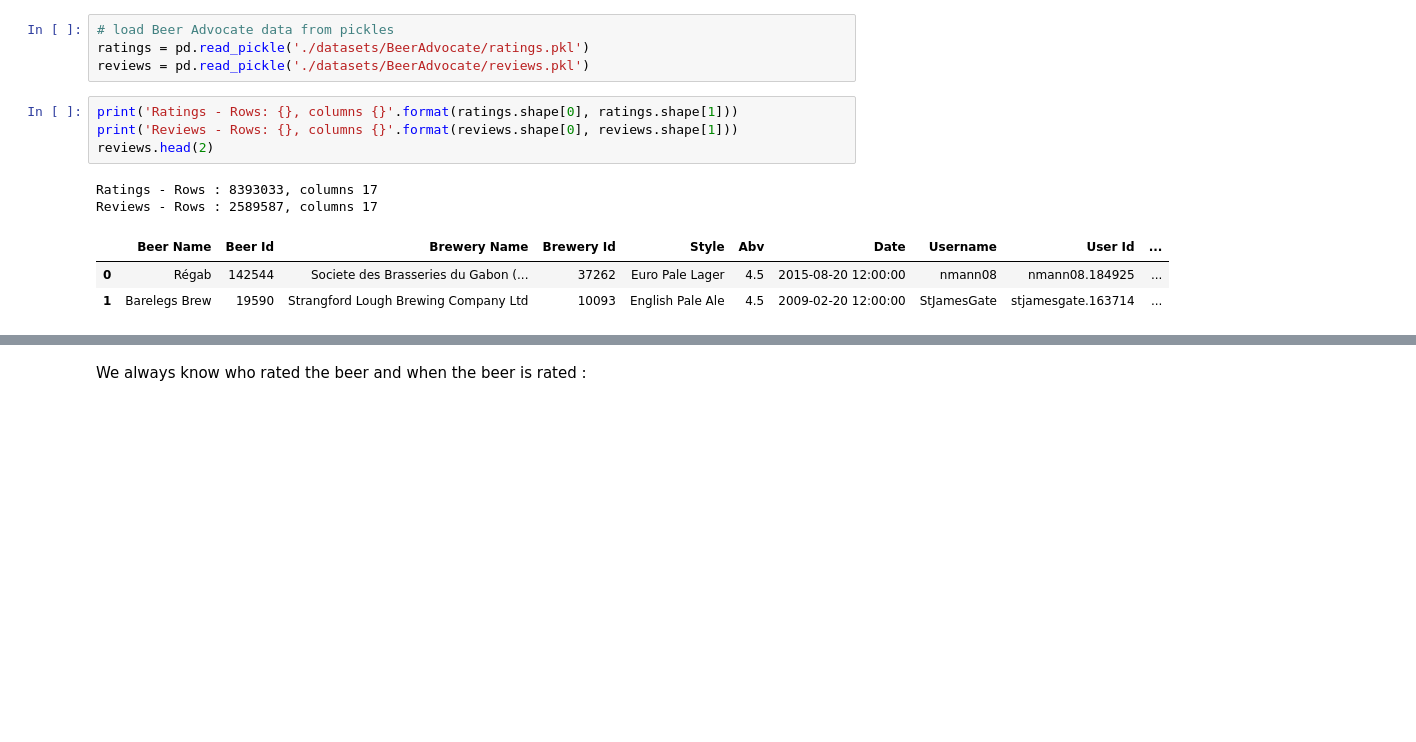
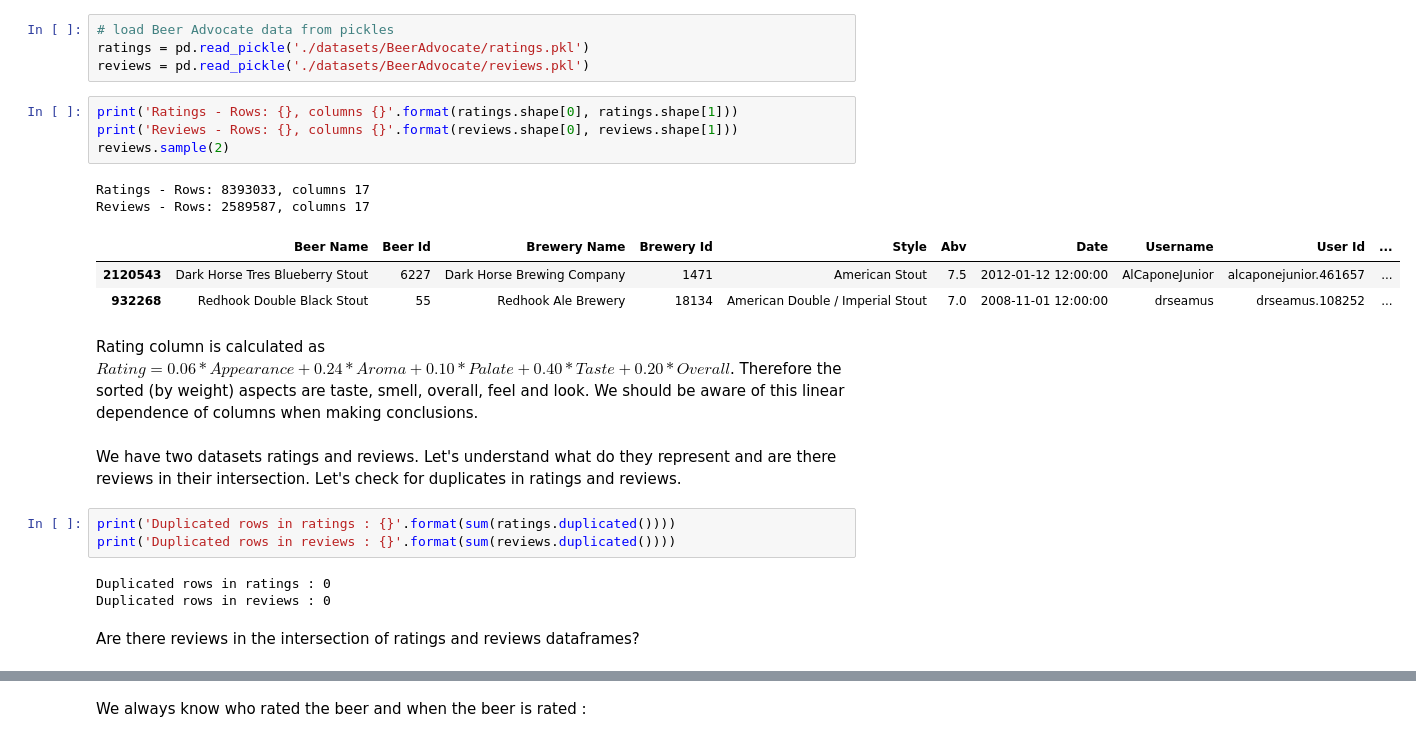
Before and after one commit to epfl-ada/ada-2022-project-rakijada, a Jupyter notebook: data_investigation.ipynb, the cells around one changed output, grey strips where cells are left out. Drawn from its saved outputs; the diff is of its cells as text; blank space fills up the shorter version.

Commit message:
fix text column; refactor cleaning

```diff
--- a/data_investigation.ipynb
+++ b/data_investigation.ipynb
@@ -25,10 +28,23 @@ reviews = pd.read_pickle('./datasets/BeerAdvocate/reviews.pkl')
 # %%
 print('Ratings - Rows: {}, columns {}'.format(ratings.shape[0], ratings.shape[1]))
 print('Reviews - Rows: {}, columns {}'.format(reviews.shape[0], reviews.shape[1]))
-reviews.head(2)
+reviews.sample(2)
 # %% [output]
-Ratings - Rows : 8393033, columns 17
-Reviews - Rows : 2589587, columns 17
+Ratings - Rows: 8393033, columns 17
+Reviews - Rows: 2589587, columns 17
 |  | Beer Name | Beer Id | Brewery Name | Brewery Id | Style | Abv | Date | Username | User Id | ... |
-| 0 | Régab | 142544 | Societe des Brasseries du Gabon (... | 37262 | Euro Pale Lager | 4.5 | 2015-08-20 12:00:00 | nmann08 | nmann08.184925 | ... |
-| 1 | Barelegs Brew | 19590 | Strangford Lough Brewing Company Ltd | 10093 | English Pale Ale | 4.5 | 2009-02-20 12:00:00 | StJamesGate | stjamesgate.163714 | ... |
+| 2120543 | Dark Horse Tres Blueberry Stout | 6227 | Dark Horse Brewing Company | 1471 | American Stout | 7.5 | 2012-01-12 12:00:00 | AlCaponeJunior | alcaponejunior.461657 | ... |
+| 932268 | Redhook Double Black Stout | 55 | Redhook Ale Brewery | 18134 | American Double / Imperial Stout | 7.0 | 2008-11-01 12:00:00 | drseamus | drseamus.108252 | ... |
+# %% [markdown]
+Rating column is calculated as $Rating = 0.06 * Appearance + 0.24 * Aroma + 0.10 * Palate + 0.40 * Taste  + 0.20 * Overall$.
+Therefore the sorted (by weight) aspects are taste, smell, overall, feel and look. We should be aware of this linear dependence of columns when making conclusions.
+# %% [markdown]
+We have two datasets ratings and reviews. Let's understand what do they represent and are there reviews in their intersection. Let's check for duplicates in ratings and reviews.
+# %%
+print('Duplicated rows in ratings : {}'.format(sum(ratings.duplicated())))
+print('Duplicated rows in reviews : {}'.format(sum(reviews.duplicated())))
+# %% [output]
+Duplicated rows in ratings : 0
+Duplicated rows in reviews : 0
+# %% [markdown]
+Are there reviews in the intersection of ratings and reviews dataframes?
```
Also changed, not shown: parts of 22 cells of this notebook, 1 other file.
